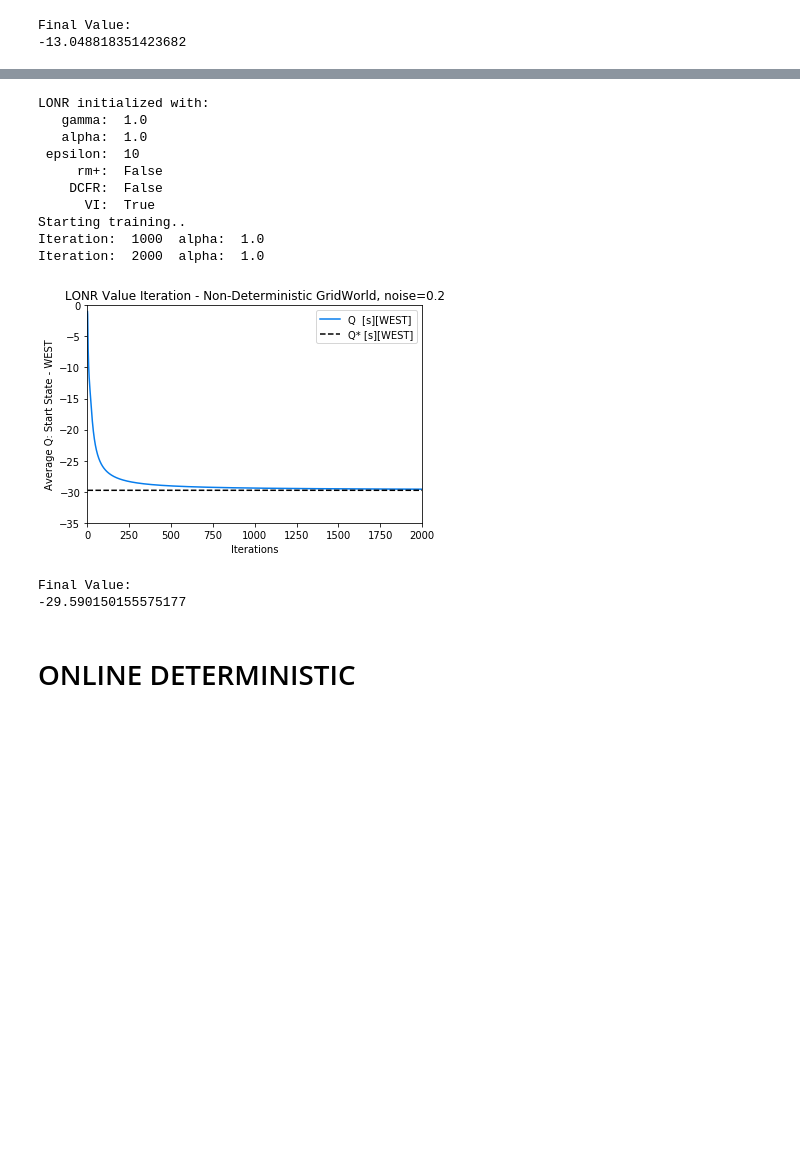
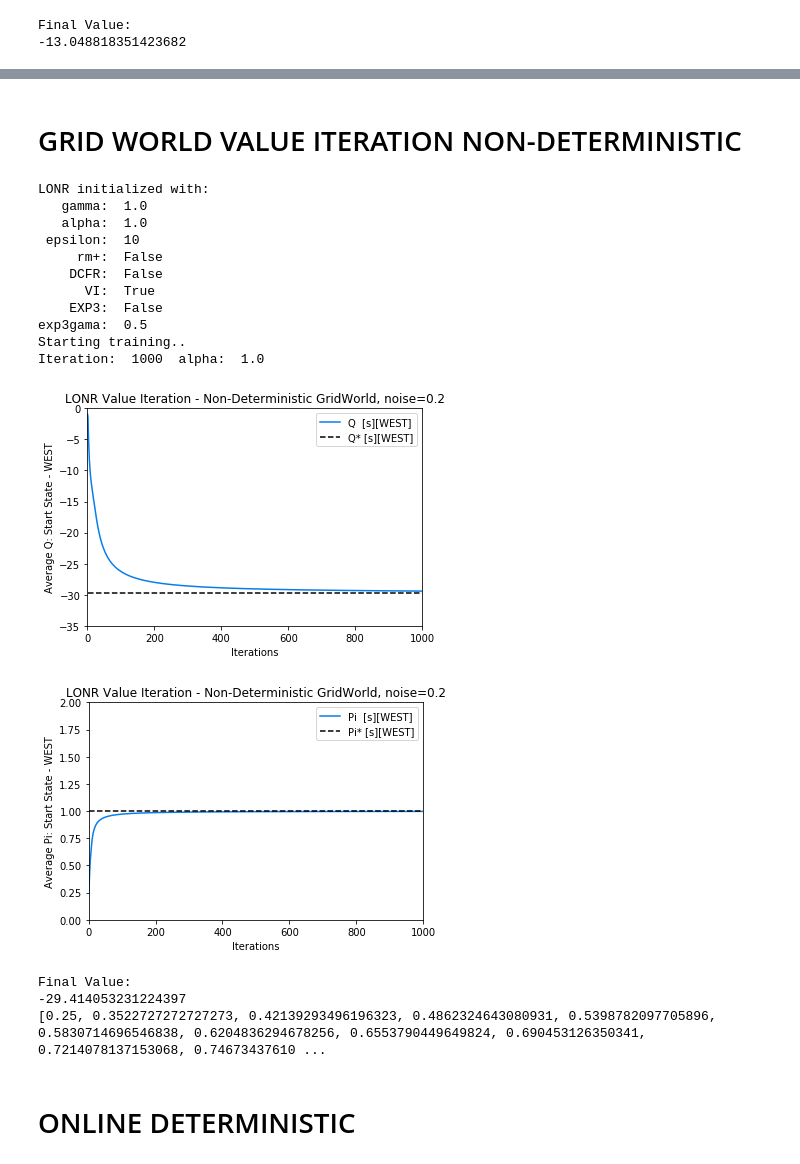
Before and after one commit to sullins2/Clean, a Jupyter notebook: LONRGeneral/GridWorldPlots.ipynb, the cells around one changed output, grey strips where cells are left out. Drawn from its saved outputs; the diff is of its cells as text; code cells hidden in the pictures; blank space fills up the shorter version.

```diff
--- a/LONRGeneral/GridWorldPlots.ipynb
+++ b/LONRGeneral/GridWorldPlots.ipynb
@@ -393,52 +469,78 @@ Final Value:
+# %% [markdown]
+# GRID WORLD VALUE ITERATION NON-DETERMINISTIC
 # %%
 iters = []
 QSums = []
-totalIters = 2000
+totalIters = 1000
 totalPlots = 10
 
 
-gridMDP = Grid(noise=0.20)
+gridMDP = Grid(noise=0.2)
 lonrAgent = LONR.LONR(M=gridMDP, gamma=1.0, alpha=1.0, DCFR=False, VI=True, randomize=False)
 
 lonrAgent.GRIDWORLD = True
 QStarValue = -29.77
+PiStarValue = 1.0
 
-QSums, iters = lonrAgent.lonr_value_iteration(iterations=totalIters, log=1000)
+QSums, PISums, iters = lonrAgent.lonr_value_iteration(iterations=totalIters, log=1000)
 
 
 QStar = []
 for i in range(1, totalIters+1):
     QStar.append(QStarValue)
 
+PiStar = []
+for i in range(1, totalIters+1):
+    PiStar.append(PiStarValue)
+
+# QAvg PLOT
 # for p in range(totalPlots):
 #     plt.plot(iters, QSums[p], 'r-')#, label='Q [s][WEST]')
-
 plt.plot(iters, QSums, color='#077ded', label='Q  [s][WEST]')
 plt.plot(iters, QStar, 'k--', label='Q* [s][WEST]')
 plt.legend(loc='upper right')
 plt.axis([0, totalIters, -35.0, 0])
 plt.xlabel('Iterations') #TOTAL iterations
 plt.ylabel('Average Q: Start State - WEST')
 plt.title('LONR Value Iteration - Non-Deterministic GridWorld, noise=0.2')
-plt.savefig('LONR-VI-NONDETERM-GW.png')
+#plt.savefig('LONR-VI-NONDETERM-GW.png')
+plt.show()
+
+# PiAvg PLOT
+# for p in range(totalPlots):
+#     plt.plot(iters, QSums[p], 'r-')#, label='Q [s][WEST]')
+plt.plot(iters, PISums, color='#077ded', label='Pi  [s][WEST]')
+plt.plot(iters, PiStar, 'k--', label='Pi* [s][WEST]')
+plt.legend(loc='upper right')
+plt.axis([0, totalIters, 0.0, 2.0])
+#plt.axis([0, totalIters, -35.0, 0])
+plt.xlabel('Iterations') #TOTAL iterations
+plt.ylabel('Average Pi: Start State - WEST')
+plt.title('LONR Value Iteration - Non-Deterministic GridWorld, noise=0.2')
+#plt.savefig('LONR-VI-NONDETERM-GW.png')
 plt.show()
 
 print("Final Value: ")
 print(float(QSums[-1]))
+
+print(PISums[0:120])
 # %% [output]
 LONR initialized with:
    gamma:  1.0
    alpha:  1.0
  epsilon:  10
      rm+:  False
     DCFR:  False
       VI:  True
+    EXP3:  False
+exp3gama:  0.5
 Starting training..
 Iteration:  1000  alpha:  1.0
-Iteration:  2000  alpha:  1.0
-[figure, old version]
+[figure, new version]
+[figure, added]
 Final Value:
--29.590150155575177
+-29.414053231224397
+[0.25, 0.3522727272727273, 0.42139293496196323, 0.4862324643080931, 0.5398782097705896, 0.5830714696546838, 0.6204836294678256, 0.6553790449649824, 0.690453126350341, 0.7214078137153068, 0.74673437610 ...
 # %% [markdown]
 # ONLINE DETERMINISTIC
 # %%
```
Also changed, not shown: parts of 2 cells of this notebook, 1 other file.
